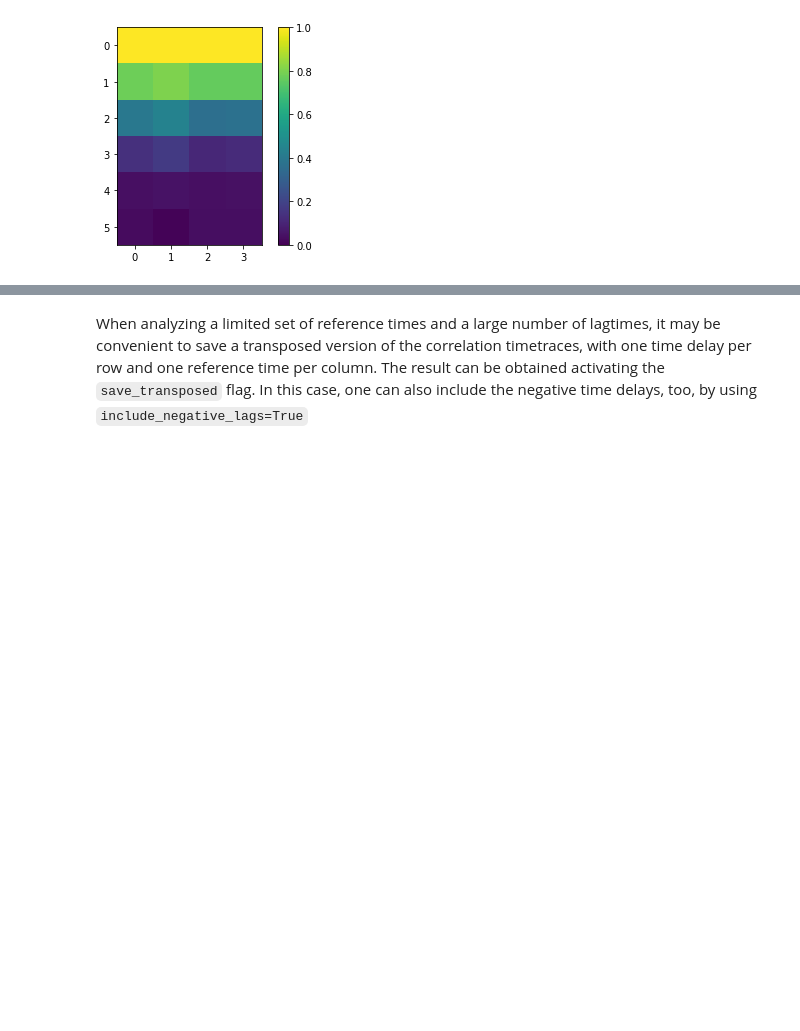
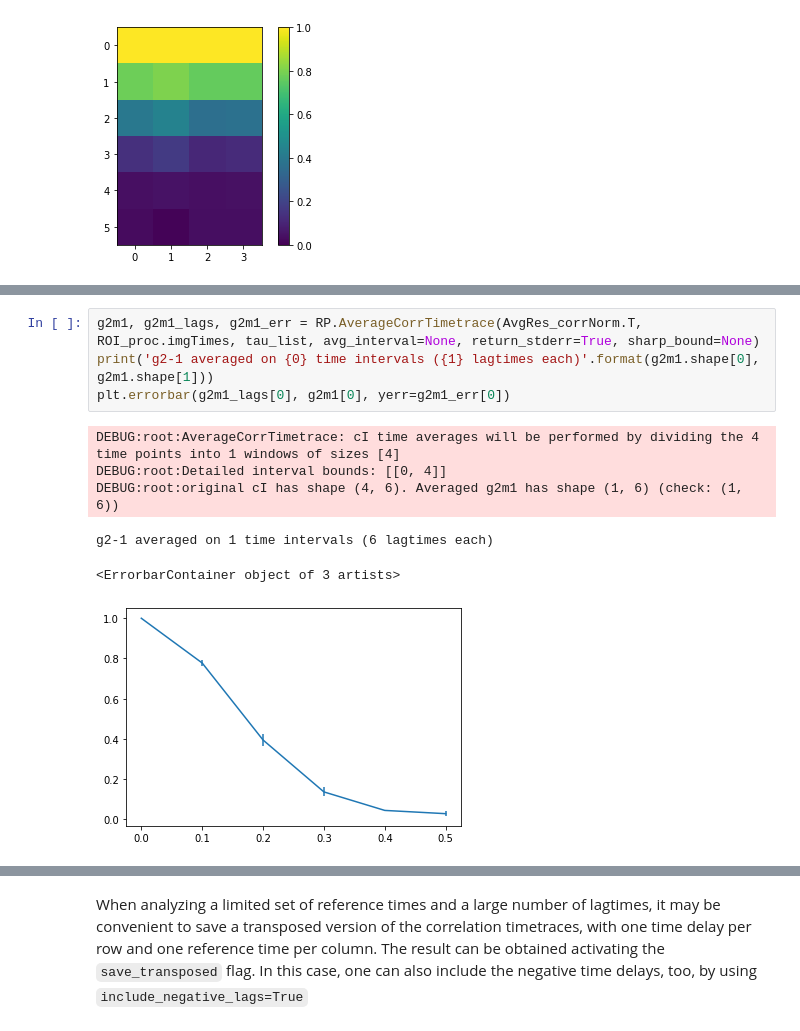
Before and after one commit to steaime/DSHpy, a Jupyter notebook: tutorial4_ROIs.ipynb, the cells around one changed output, grey strips where cells are left out. Saved outputs shown, nothing was run; the diff lists cells and outputs as text; blank space fills up the shorter version.

```diff
--- a/tutorial4_ROIs.ipynb
+++ b/tutorial4_ROIs.ipynb
@@ -346,0 +381,11 @@ plt.colorbar()
+# %%
+g2m1, g2m1_lags, g2m1_err = RP.AverageCorrTimetrace(AvgRes_corrNorm.T, ROI_proc.imgTimes, tau_list, avg_interval=None, return_stderr=True, sharp_bound=None)
+print('g2-1 averaged on {0} time intervals ({1} lagtimes each)'.format(g2m1.shape[0], g2m1.shape[1]))
+plt.errorbar(g2m1_lags[0], g2m1[0], yerr=g2m1_err[0])
+# %% [output]
+DEBUG:root:AverageCorrTimetrace: cI time averages will be performed by dividing the 4 time points into 1 windows of sizes [4]
+DEBUG:root:Detailed interval bounds: [[0, 4]]
+DEBUG:root:original cI has shape (4, 6). Averaged g2m1 has shape (1, 6) (check: (1, 6))
+g2-1 averaged on 1 time intervals (6 lagtimes each)
+<ErrorbarContainer object of 3 artists>
+[figure, added]
```
Also changed, not shown: parts of 11 cells of this notebook, 5 other files.
